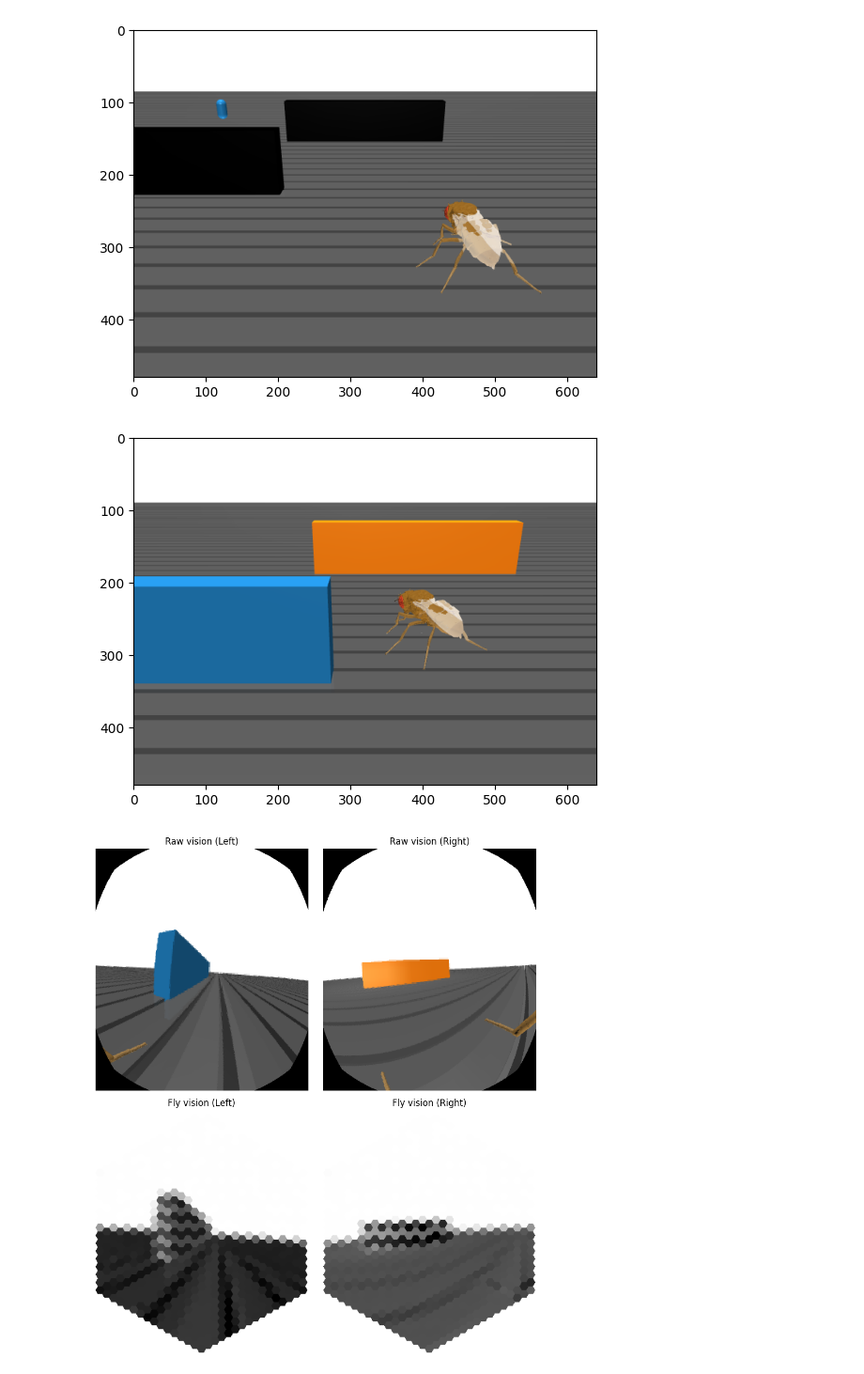
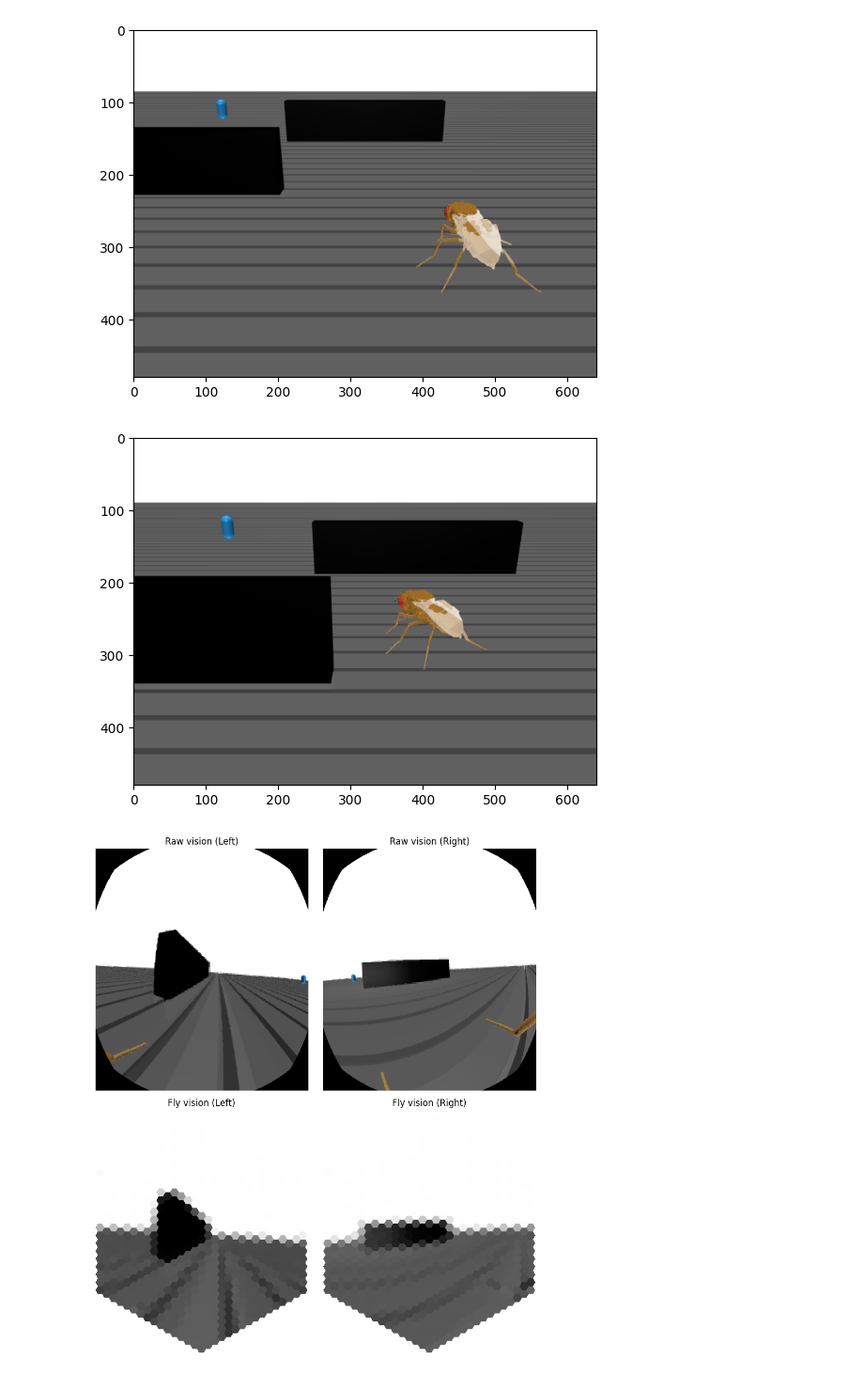
Before and after one commit to NeLy-EPFL/nmf2-paper, a Jupyter notebook: obstacle_avoidance/rendering_demo_schematics.ipynb, the cells around one changed output. Shown: that part at 94% size. Drawn from its saved outputs; the diff is of its cells as text; code cells hidden in the pictures.

Commit message:
Revert "add notebook to generate figures illustrating the visual inputs"
This reverts commit 37b514629e4f4af725b6c02137d7a8965f1b0e96.

```diff
--- a/obstacle_avoidance/rendering_demo_schematics.ipynb
+++ b/obstacle_avoidance/rendering_demo_schematics.ipynb
@@ -58,10 +58,10 @@ class ObstacleOdorArena(BaseArena):
         marker_colors: Optional[List[Tuple[float, float, float, float]]] = None,
         marker_size: float = 0.1,
         walls_dist: Tuple[float, float] = (12, 5),
+        size: Tuple[float, float] = (100, 100),
         walls_dims: Tuple[float, float, float] = (0.5, 6, 2),
         cam_pos: Tuple[float, float, float] = (-5, -5, 7),
         cam_angle: Tuple[float, float, float] = (0, -1.2, -np.pi / 2),
-        wall_colors = [(0,0,0,1), (0,0,0,1)]
     ):
         self.terrain_arena = terrain
         self.root_element = terrain.root_element
@@ -125,19 +125,20 @@ class ObstacleOdorArena(BaseArena):
         obstacle = self.root_element.asset.add(
             "material", name="obstacle", reflectance=0.1
         )
+        walls_color = (0,0,0,1)
 
         self.walls_positions = [
             np.array([walls_dist[0], walls_dist[1], walls_dims[2]/2 + z_offset]),
             np.array([2*walls_dist[0], -walls_dist[1], walls_dims[2]/2 + z_offset])
         ]
 
-        for wall_pos, wall_color in zip(self.walls_positions, wall_colors):
+        for p in self.walls_positions:
             self.root_element.worldbody.add(
                 "geom",
                 type="box",
                 size=walls_dims,
-                pos=wall_pos,
-                rgba=wall_color,
+                pos=p,
+                rgba=walls_color,
                 material=obstacle,
                 friction=self.friction,
             )
@@ -177,53 +178,40 @@ imageio.imwrite('outputs/arena_overview.png', nmf._frames[-1])
 [figure]
 # %%
 terrain_arena = GappedTerrain(x_range=(-20, 70), y_range=(-50, 50))
-arena = ObstacleOdorArena(
-    terrain=terrain_arena,
-    marker_size=0.5,
-    marker_colors=[(0.5, 0.5, 0.5, 0)],
-    cam_pos=(2, -2, 7),
-    cam_angle=(0, -1.2, -np.pi / 2),
-    wall_colors=[[0.12, 0.47, 0.71, 1], [1.00, 0.50, 0.05, 1]]
-)
-sim_params = MuJoCoParameters(
-    render_playspeed=0.2,
-    render_camera="arena_camera_1",
-    enable_vision=True,
-    render_raw_vision=True,
-    enable_olfaction=True,
-)
+arena = ObstacleOdorArena(terrain=terrain_arena, marker_size=0.5, cam_pos=(2, -2, 7), cam_angle=(0, -1.2, -np.pi / 2))
+sim_params = MuJoCoParameters(render_playspeed=0.2, render_camera="arena_camera_1", enable_vision=True, render_raw_vision=True, enable_olfaction=True)
 # sim_params = MuJoCoParameters(render_playspeed=0.2, render_raw_vision=True)
 nmf = NeuroMechFlyMuJoCo(
     sim_params=sim_params,
     arena=arena,
     spawn_pos=(14, -4, 0.5),
-    spawn_orient=(0, 0, 1, 0.7),
+    spawn_orient=(0, 0, 1, 0.7)
 )
 for i in range(100):
     joint_pos = data_block[:, 0]
     action = {"joints": joint_pos}
     obs, reward, terminated, truncated, info = nmf.step(action)
     nmf.render()
 
 plt.imshow(nmf._frames[-1])
 plt.show()
-imageio.imwrite("outputs/vision_sim_env.png", nmf._frames[-1])
+imageio.imwrite('outputs/vision_sim_env.png', nmf._frames[-1])
 
 vision_raw = obs["raw_vision"]
 vision_human_readable = [
     vision.hex_pxls_to_human_readable(obs["vision"][i], vision.ommatidia_id_map)
     for i in range(2)
 ]
 
 fig, axs = plt.subplots(2, 2, figsize=(10, 10), tight_layout=True)
 for i, side in enumerate(["Left", "Right"]):
     axs[0, i].imshow(vision_raw[i])
     axs[0, i].set_title(f"Raw vision ({side})")
     axs[0, i].axis("off")
     axs[1, i].imshow(vision_human_readable[i], cmap="gray")
     axs[1, i].set_title(f"Fly vision ({side})")
     axs[1, i].axis("off")
 plt.savefig("outputs/vision_sim.pdf")
 # %% [output]
-[figure, old version]
+[figure, new version]
-[figure, old version]
+[figure, new version]
```
Also changed, not shown: parts of 1 cell of this notebook, 2 other files.
